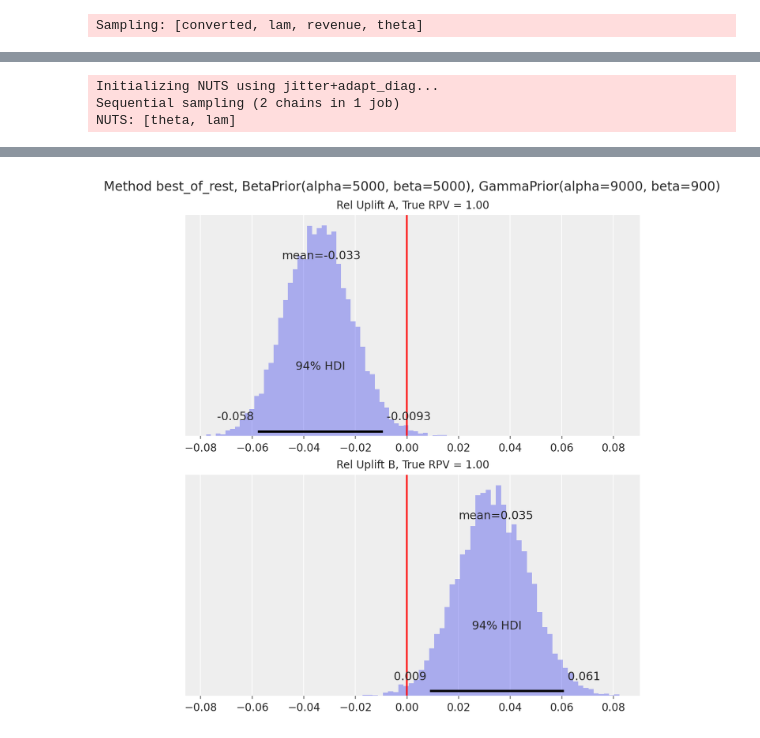
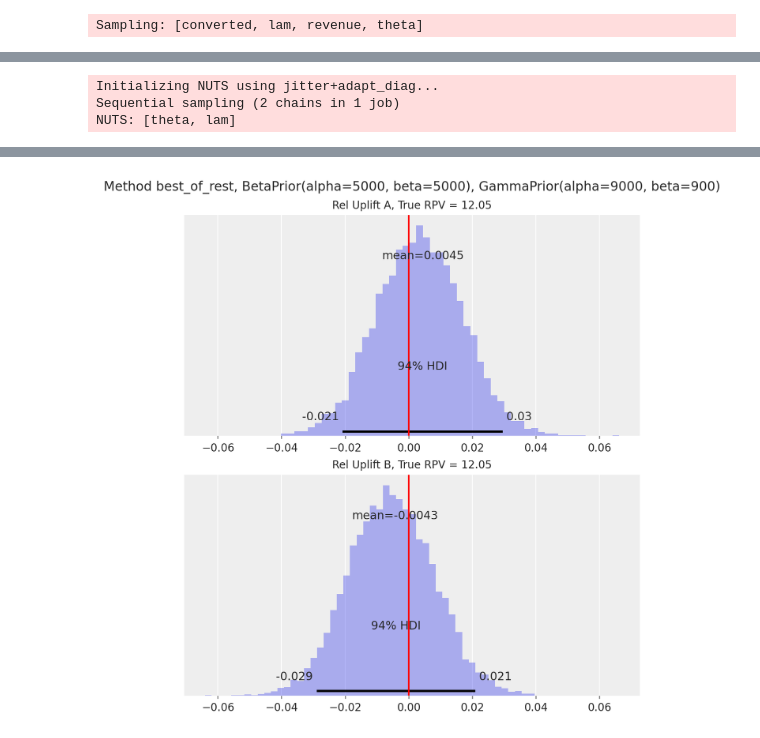
Before and after one commit to EdFreeman31415/InvestigateBayes, a Jupyter notebook: PyMC_ABCalc.ipynb, the cells around one changed output, grey strips where cells are left out. Cells and saved outputs as stored; diff of their text form; code cells hidden in the pictures.

```diff
--- a/PyMC_ABCalc.ipynb
+++ b/PyMC_ABCalc.ipynb
@@ -145,3 +145,10 @@ ax.axvline(x=0, color="red");
+# %%
+dataCount=48000
+dataRates=0.60
+gGaussMean = 3
+gGaussSpread=2.5
+dataMeans=np.exp(gGaussMean)
+dataLift=1.00
 # %%
 def generate_revenue_data(N=48000, R=0.60 , M=3, S=2.5, B=3,lift=1.00):
     first_col = np.random.choice(['A', 'B'], size=N)
@@ -179,6 +186,11 @@ def run_scenario_value(
     comparison_method: str,
 ) -> az.InferenceData:
     generated = generate_revenue_data(
+        N=dataCount,
+        R=dataRates,
+        M=gGaussMean,
+        S=gGaussSpread,
+        lift=dataLift
     )
     data = [RevenueData(**generated[v].to_dict()) for v in variants]
     with RevenueModel(conversion_rate_prior, mean_purchase_prior).create_model(
@@ -200,12 +212,12 @@ def run_scenario_value(
 
     return trace
 # %%
-# Note that the data parameters here aren't actually used. I'm being lazy and not figuring out how to modify everything.
+
 traceOutput = run_scenario_value(
     variants=["A", "B"],
-    true_conversion_rates=[0.1, 0.1],
-    true_mean_purchase=[10, 10],
-    samples_per_variant=100000,
+    true_conversion_rates=[dataRates, dataRates],
+    true_mean_purchase=[dataMeans, dataMeans],
+    samples_per_variant=dataCount/2,
     conversion_rate_prior=BetaPrior(alpha=5000, beta=5000),
     mean_purchase_prior=GammaPrior(alpha=9000, beta=900),
     comparison_method="best_of_rest",
@@ -221,2 +233,2 @@ Sampling 2 chains for 1_000 tune and 5_000 draw iterations (2_000 + 10_000 draws
 We recommend running at least 4 chains for robust computation of convergence diagnostics
-[figure, old version]
+[figure, new version]
```
Also changed, not shown: parts of 3 cells of this notebook.
